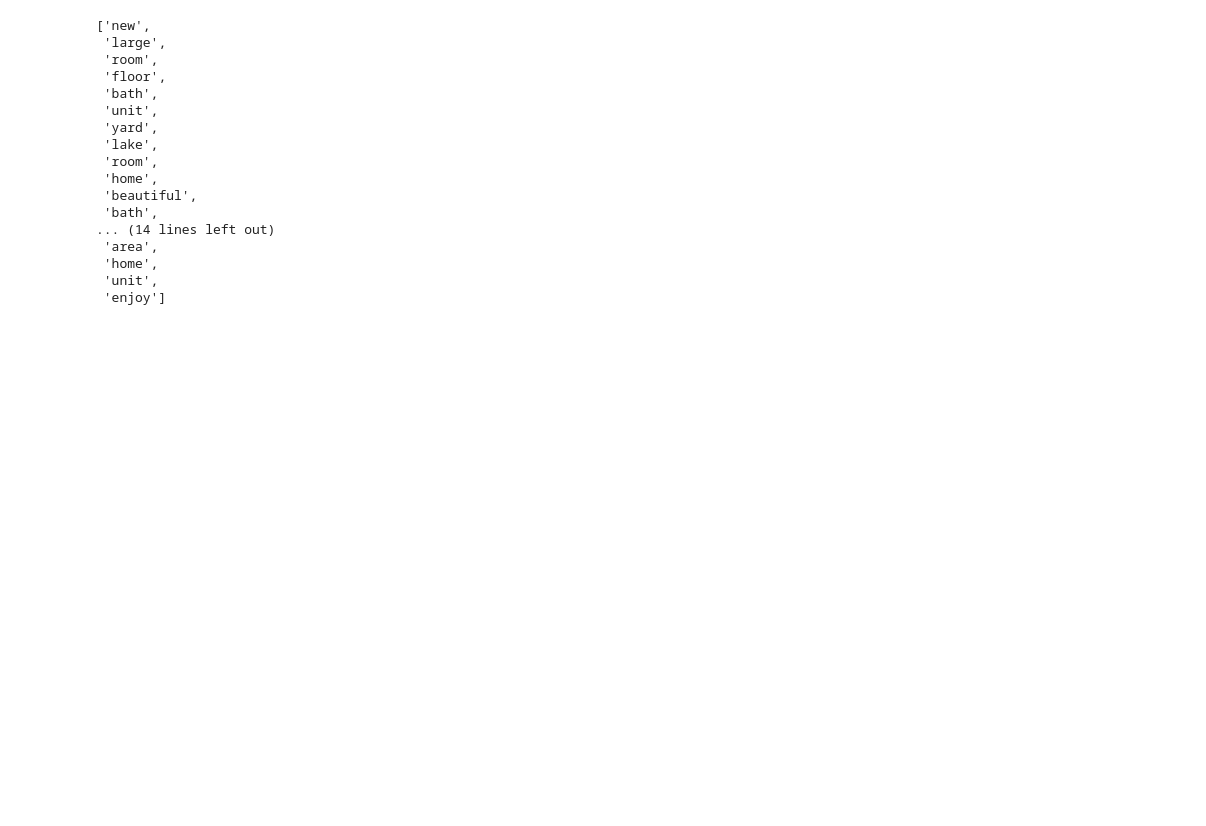
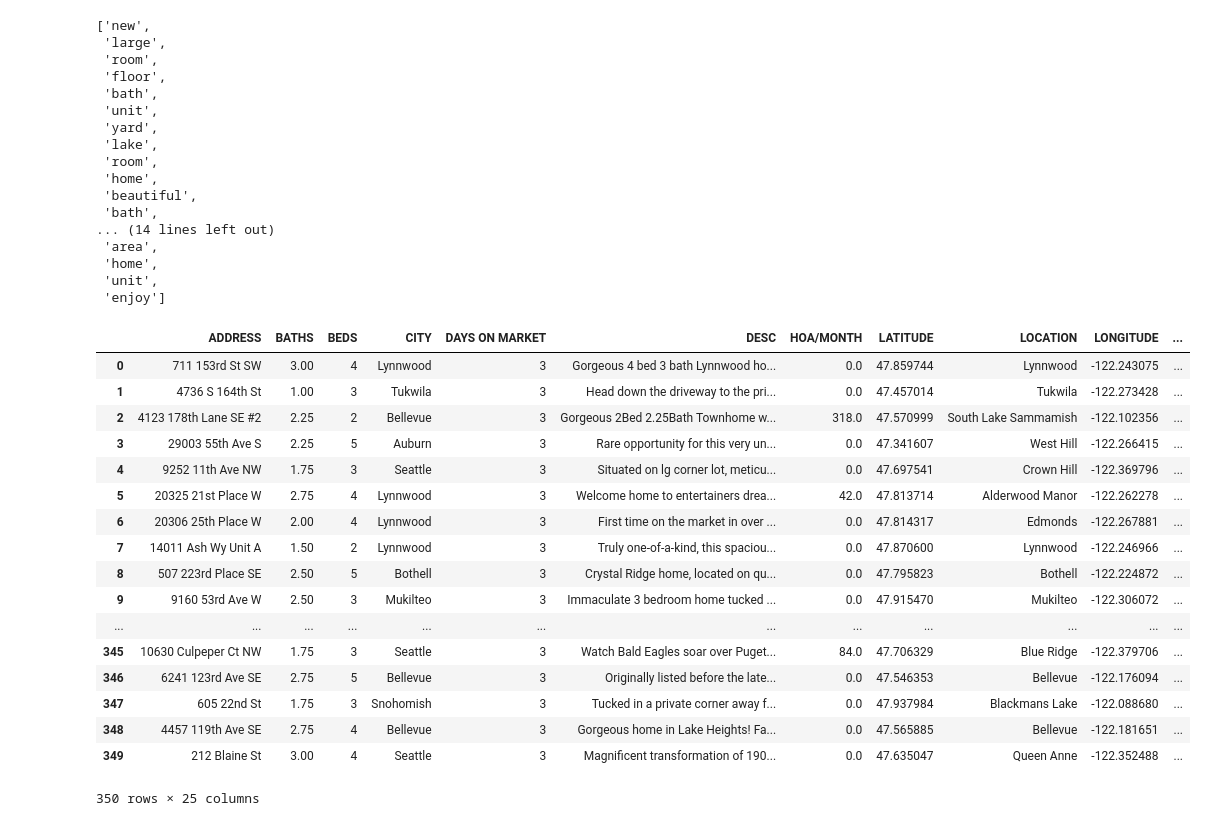
Before and after one commit to ereppond/housing-recommender, a Jupyter notebook: notebooks/EDA.ipynb, the cells around one changed output. Drawn from its saved outputs; the diff is of its cells as text; code cells hidden in the pictures; blank space fills up the shorter version.

```diff
--- a/notebooks/EDA.ipynb
+++ b/notebooks/EDA.ipynb
@@ -490,3 +490,5 @@ centroids = [item[1] for item in random_samples]
 stuff = df.iloc[indeces][['PROPERTY TYPE', 'DESC']]
 # %%
 stuff['centroid'] = centroids
+# %%
+df['FAVORITED'] = 'N'
@@ -492,0 +497,21 @@ stuff['centroid'] = centroids
+# %%
+df
+# %% [output]
+|  | ADDRESS | BATHS | BEDS | CITY | DAYS ON MARKET | DESC | HOA/MONTH | LATITUDE | LOCATION | LONGITUDE | ... |
+| 0 | 711 153rd St SW | 3.00 | 4 | Lynnwood | 3 | Gorgeous 4 bed 3 bath Lynnwood ho... | 0.0 | 47.859744 | Lynnwood | -122.243075 | ... |
+| 1 | 4736 S 164th St | 1.00 | 3 | Tukwila | 3 | Head down the driveway to the pri... | 0.0 | 47.457014 | Tukwila | -122.273428 | ... |
+| 2 | 4123 178th Lane SE #2 | 2.25 | 2 | Bellevue | 3 | Gorgeous 2Bed 2.25Bath Townhome w... | 318.0 | 47.570999 | South Lake Sammamish | -122.102356 | ... |
+| 3 | 29003 55th Ave S | 2.25 | 5 | Auburn | 3 | Rare opportunity for this very un... | 0.0 | 47.341607 | West Hill | -122.266415 | ... |
+| 4 | 9252 11th Ave NW | 1.75 | 3 | Seattle | 3 | Situated on lg corner lot, meticu... | 0.0 | 47.697541 | Crown Hill | -122.369796 | ... |
+| 5 | 20325 21st Place W | 2.75 | 4 | Lynnwood | 3 | Welcome home to entertainers drea... | 42.0 | 47.813714 | Alderwood Manor | -122.262278 | ... |
+| 6 | 20306 25th Place W | 2.00 | 4 | Lynnwood | 3 | First time on the market in over ... | 0.0 | 47.814317 | Edmonds | -122.267881 | ... |
+| 7 | 14011 Ash Wy Unit A | 1.50 | 2 | Lynnwood | 3 | Truly one-of-a-kind, this spaciou... | 0.0 | 47.870600 | Lynnwood | -122.246966 | ... |
+| 8 | 507 223rd Place SE | 2.50 | 5 | Bothell | 3 | Crystal Ridge home, located on qu... | 0.0 | 47.795823 | Bothell | -122.224872 | ... |
+| 9 | 9160 53rd Ave W | 2.50 | 3 | Mukilteo | 3 | Immaculate 3 bedroom home tucked ... | 0.0 | 47.915470 | Mukilteo | -122.306072 | ... |
+| ... | ... | ... | ... | ... | ... | ... | ... | ... | ... | ... | ... |
+| 345 | 10630 Culpeper Ct NW | 1.75 | 3 | Seattle | 3 | Watch Bald Eagles soar over Puget... | 84.0 | 47.706329 | Blue Ridge | -122.379706 | ... |
+| 346 | 6241 123rd Ave SE | 2.75 | 5 | Bellevue | 3 | Originally listed before the late... | 0.0 | 47.546353 | Bellevue | -122.176094 | ... |
+| 347 | 605 22nd St | 1.75 | 3 | Snohomish | 3 | Tucked in a private corner away f... | 0.0 | 47.937984 | Blackmans Lake | -122.088680 | ... |
+| 348 | 4457 119th Ave SE | 2.75 | 4 | Bellevue | 3 | Gorgeous home in Lake Heights! Fa... | 0.0 | 47.565885 | Bellevue | -122.181651 | ... |
+| 349 | 212 Blaine St | 3.00 | 4 | Seattle | 3 | Magnificent transformation of 190... | 0.0 | 47.635047 | Queen Anne | -122.352488 | ... |
+350 rows × 25 columns
```
Also changed, not shown: parts of 1 cell of this notebook.
